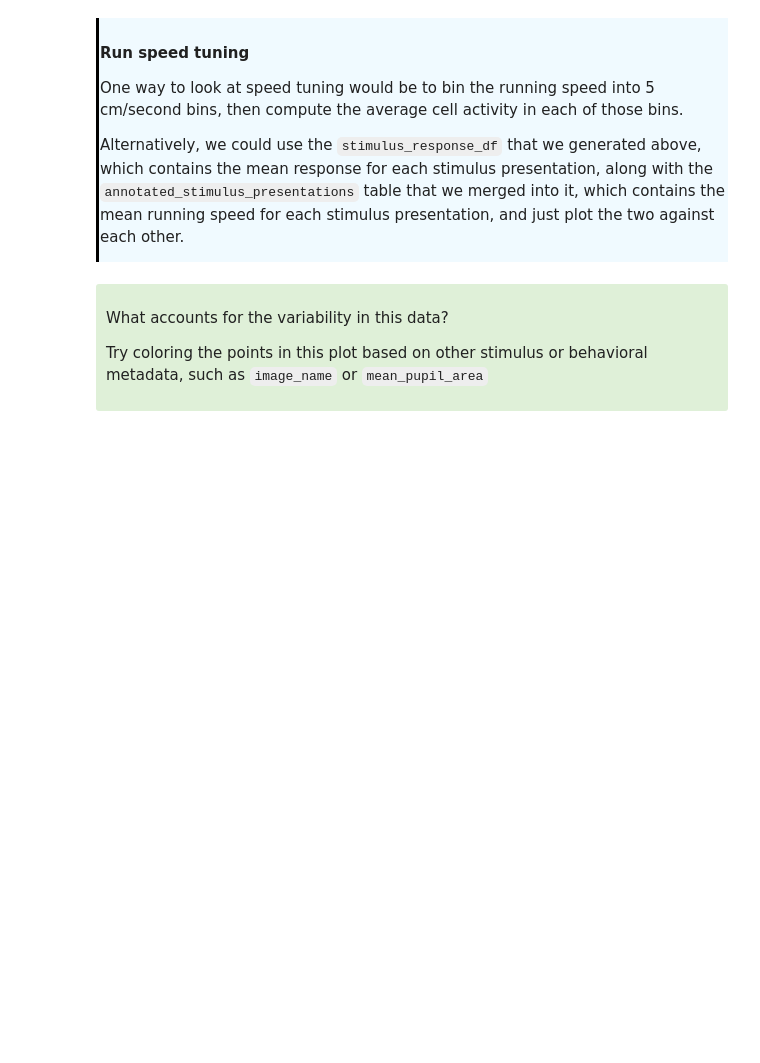
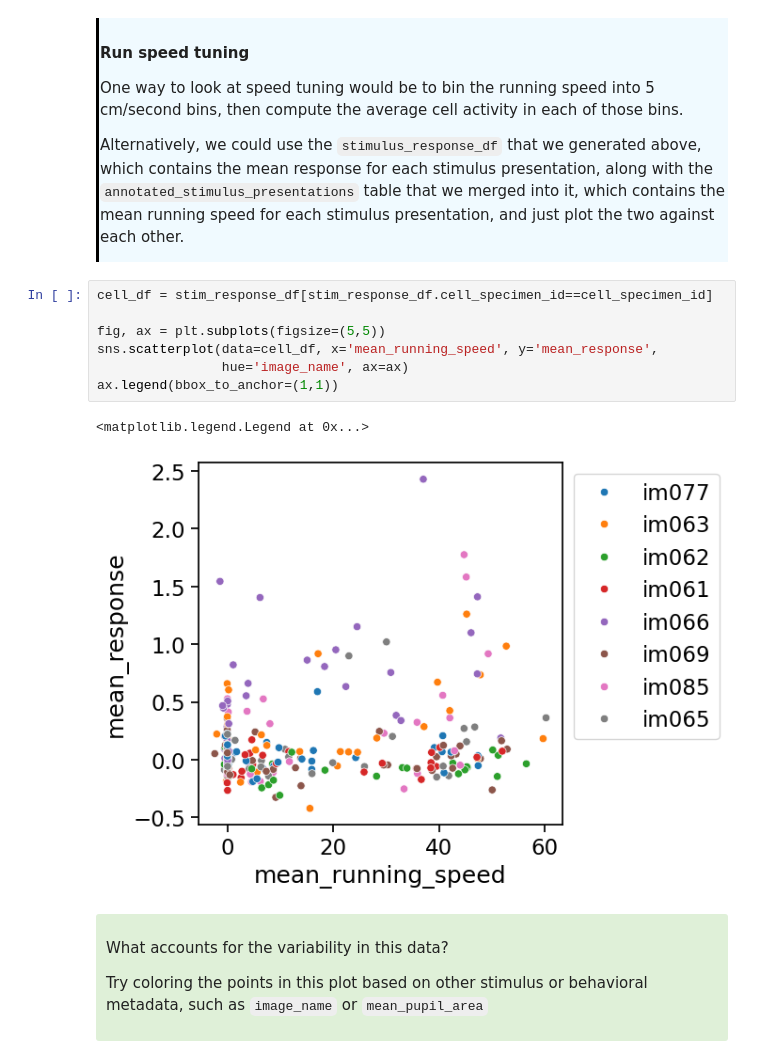
Before and after one commit to mattjdavis/SWDB_2024_Physiology, a Jupyter notebook: code/dev/SWDB2024_Day2_Workshop1_parts1-2.ipynb, the cells around one changed output. Drawn from its saved outputs; the diff is of its cells as text; blank space fills up the shorter version.

```diff
--- a/code/dev/SWDB2024_Day2_Workshop1_parts1-2.ipynb
+++ b/code/dev/SWDB2024_Day2_Workshop1_parts1-2.ipynb
@@ -1552,6 +1574,16 @@ Note that there are some very large spikes in the pupil area in some parts of th
 One way to look at speed tuning would be to bin the running speed into 5 cm/second bins, then compute the average cell activity in each of those bins.
 
 Alternatively, we could use the `stimulus_response_df` that we generated above, which contains the mean response for each stimulus presentation, along with the `annotated_stimulus_presentations` table that we merged into it, which contains the mean running speed for each stimulus presentation, and just plot the two against each other.
+# %%
+cell_df = stim_response_df[stim_response_df.cell_specimen_id==cell_specimen_id]
+
+fig, ax = plt.subplots(figsize=(5,5))
+sns.scatterplot(data=cell_df, x='mean_running_speed', y='mean_response',
+                hue='image_name', ax=ax)
+ax.legend(bbox_to_anchor=(1,1))
+# %% [output]
+<matplotlib.legend.Legend at 0x...>
+[figure, added]
 # %% [markdown]
 <div style="background: #DFF0D8; border-radius: 3px; padding: 10px;">
 <p>
```
Also changed, not shown: parts of 4 cells of this notebook.
